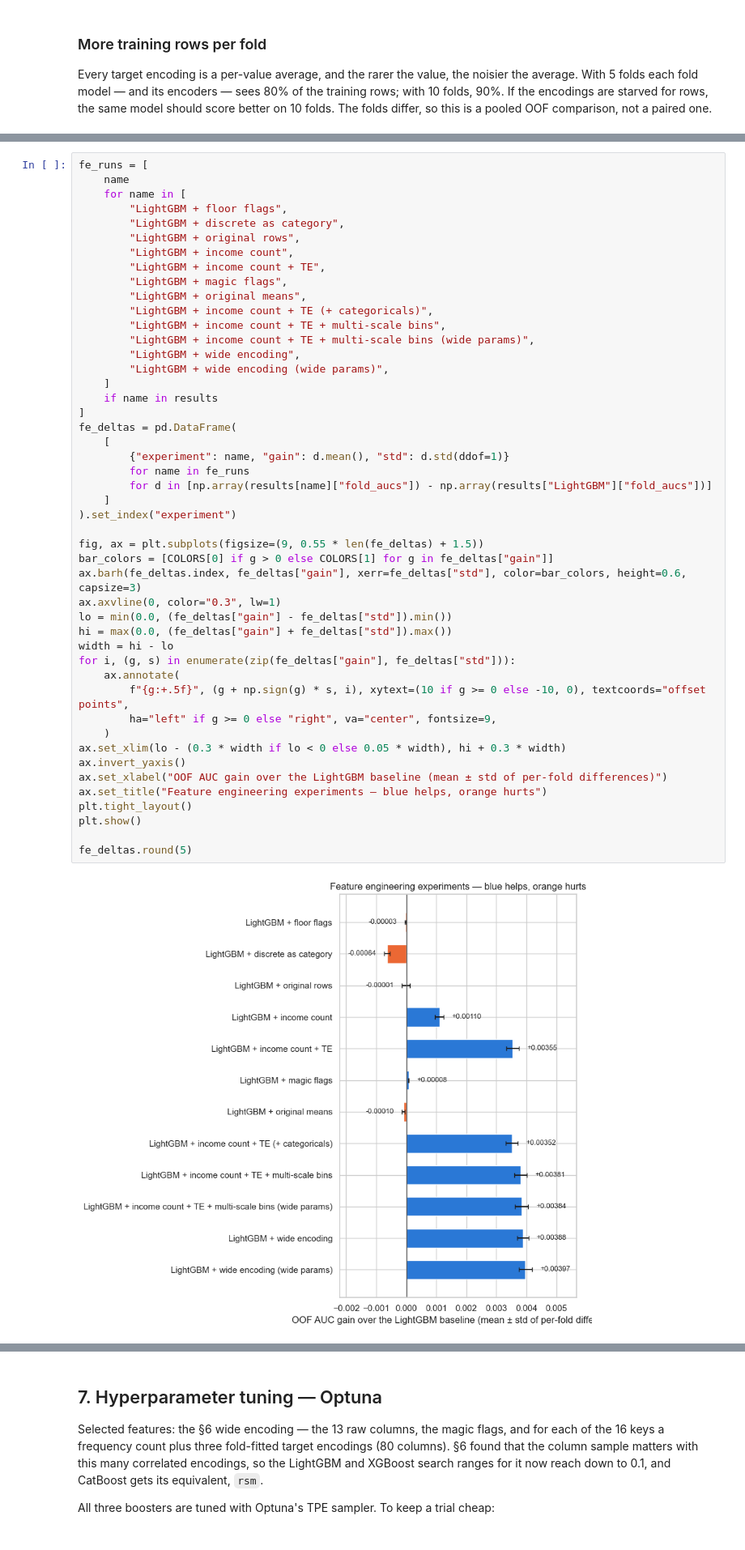
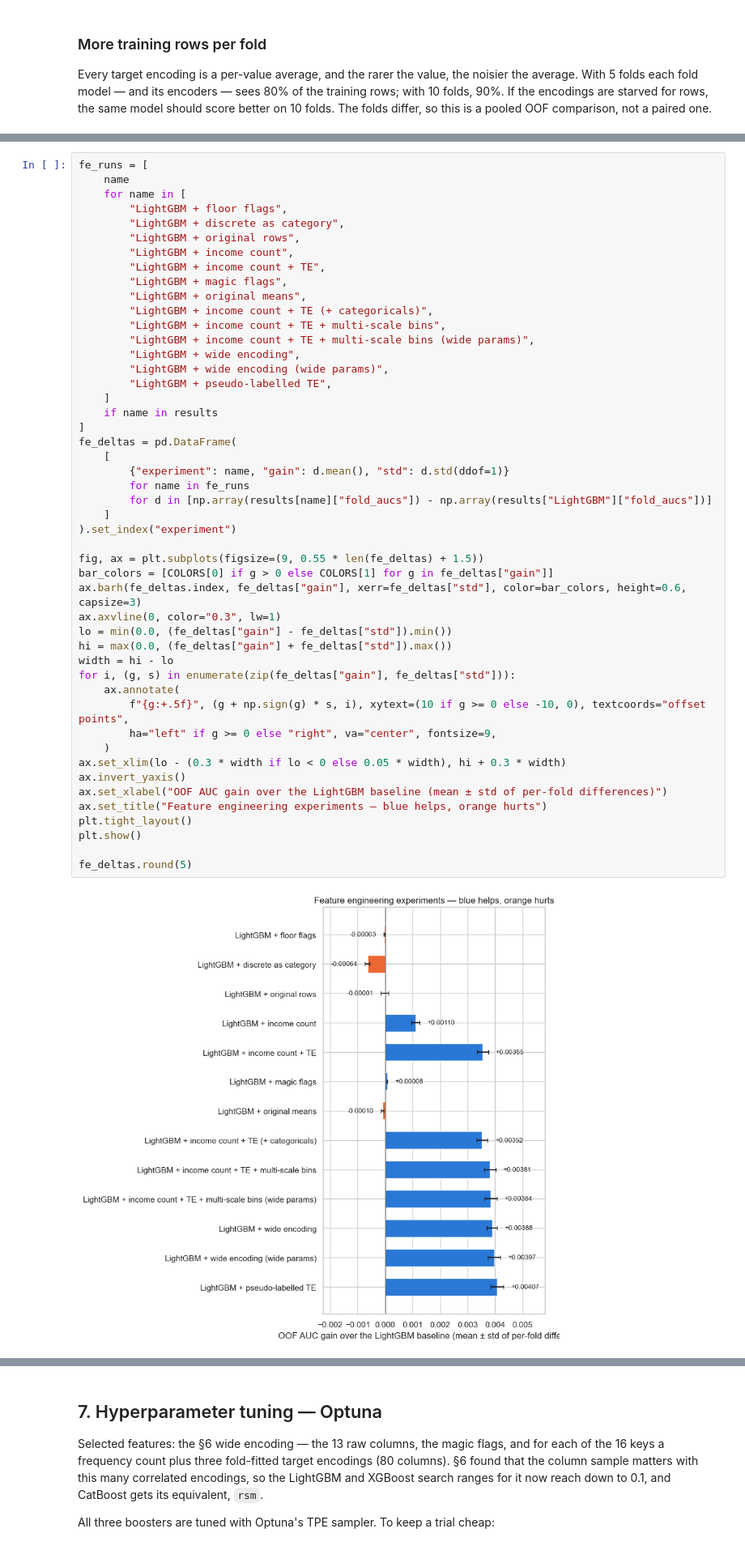
Before and after one commit to kphotchara/Predicting-Electric-Vehicle-Purchases, a Jupyter notebook: model.ipynb, the cells around one changed output, grey strips where cells are left out. Shown at 81% size. Cells and saved outputs as stored; diff of their text form.

```diff
--- a/model.ipynb
+++ b/model.ipynb
@@ -1149,39 +1206,40 @@ fe_runs = [
         "LightGBM + income count + TE + multi-scale bins (wide params)",
         "LightGBM + wide encoding",
         "LightGBM + wide encoding (wide params)",
+        "LightGBM + pseudo-labelled TE",
     ]
     if name in results
 ]
 fe_deltas = pd.DataFrame(
     [
         {"experiment": name, "gain": d.mean(), "std": d.std(ddof=1)}
         for name in fe_runs
         for d in [np.array(results[name]["fold_aucs"]) - np.array(results["LightGBM"]["fold_aucs"])]
     ]
 ).set_index("experiment")
 
 fig, ax = plt.subplots(figsize=(9, 0.55 * len(fe_deltas) + 1.5))
 bar_colors = [COLORS[0] if g > 0 else COLORS[1] for g in fe_deltas["gain"]]
 ax.barh(fe_deltas.index, fe_deltas["gain"], xerr=fe_deltas["std"], color=bar_colors, height=0.6, capsize=3)
 ax.axvline(0, color="0.3", lw=1)
 lo = min(0.0, (fe_deltas["gain"] - fe_deltas["std"]).min())
 hi = max(0.0, (fe_deltas["gain"] + fe_deltas["std"]).max())
 width = hi - lo
 for i, (g, s) in enumerate(zip(fe_deltas["gain"], fe_deltas["std"])):
     ax.annotate(
         f"{g:+.5f}", (g + np.sign(g) * s, i), xytext=(10 if g >= 0 else -10, 0), textcoords="offset points",
         ha="left" if g >= 0 else "right", va="center", fontsize=9,
     )
 ax.set_xlim(lo - (0.3 * width if lo < 0 else 0.05 * width), hi + 0.3 * width)
 ax.invert_yaxis()
 ax.set_xlabel("OOF AUC gain over the LightGBM baseline (mean ± std of per-fold differences)")
 ax.set_title("Feature engineering experiments — blue helps, orange hurts")
 plt.tight_layout()
 plt.show()
 
 fe_deltas.round(5)
 # %% [output]
-[figure, old version]
+[figure, new version]
 |  | gain | std |
 | experiment |  |  |
 | LightGBM + floor flags | -0.00003 | 0.00002 |
```
Also changed, not shown: parts of 33 cells of this notebook.
